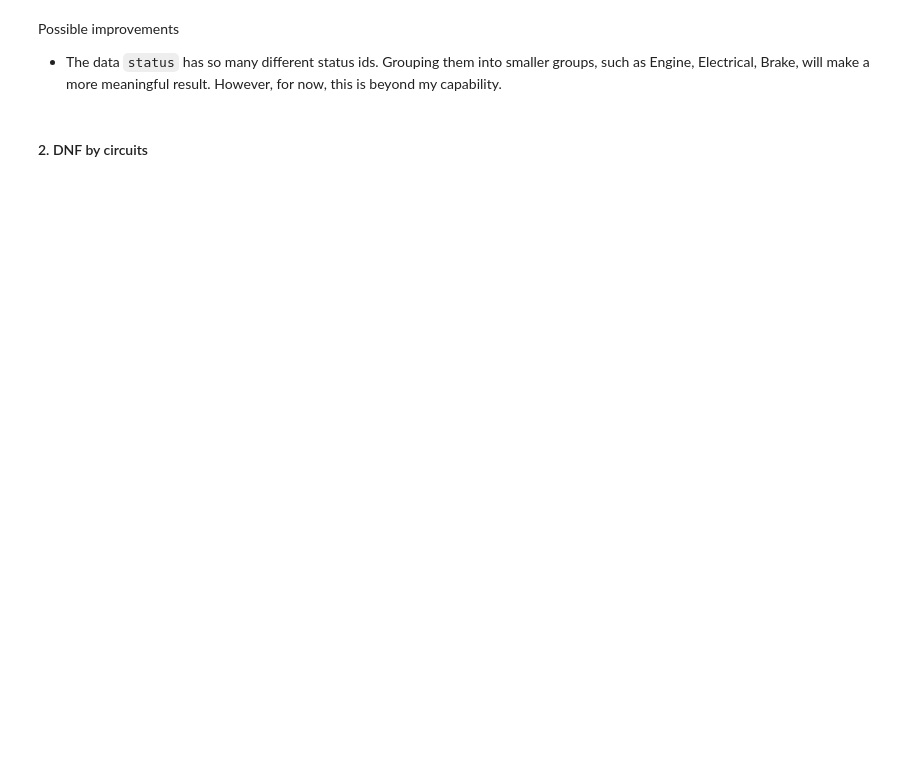
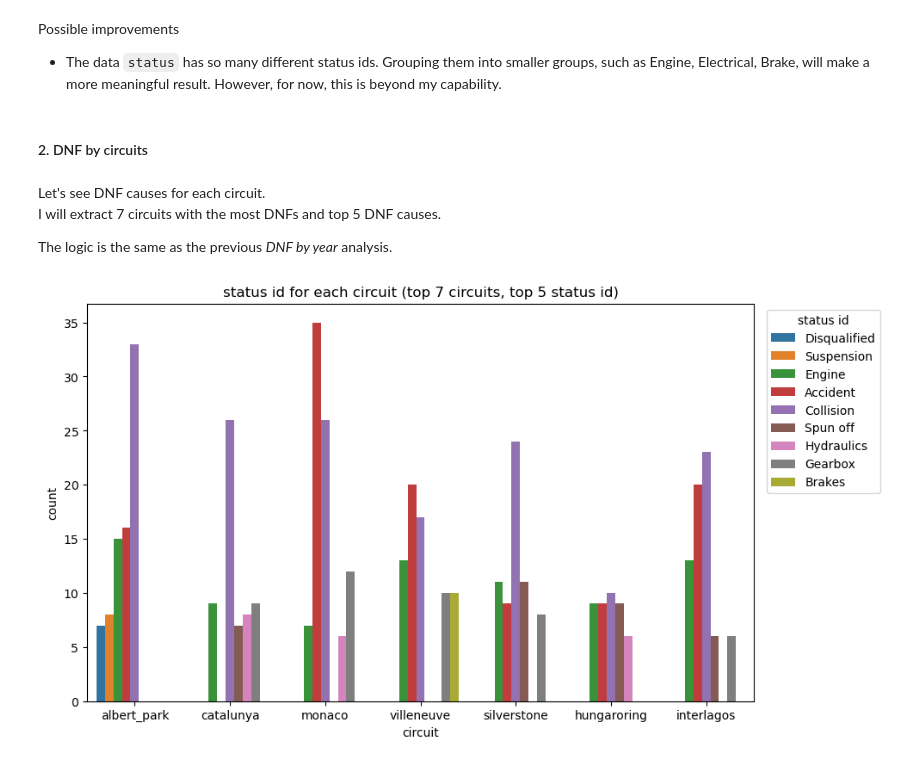
Before and after one commit to otola03/Kaggle_Studies, a Jupyter notebook: f1_analysis/f1_data_stat_project.ipynb, the cells around one changed output. Saved outputs shown, nothing was run; the diff lists cells and outputs as text; code cells hidden in the pictures; blank space fills up the shorter version.

```diff
--- a/f1_analysis/f1_data_stat_project.ipynb
+++ b/f1_analysis/f1_data_stat_project.ipynb
@@ -428,3 +459,45 @@ Possible improvements
 - The data `status` has so many different status ids. Grouping them into smaller groups, such as Engine, Electrical, Brake, will make a more meaningful result. However, for now, this is beyond my capability.
 # %% [markdown]
 #### 2. DNF by circuits
+# %% [markdown]
+Let's see DNF causes for each circuit.
+I will extract 7 circuits with the most DNFs and top 5 DNF causes.
+
+The logic is the same as the previous _DNF by year_ analysis.
+# %%
+# import circuit data
+circuits = pd.read_csv('./data/circuits.csv')
+
+# drop irrelevant columns
+results_null_pos_new = results_null_pos.drop(['time', 'milliseconds', 'fastestLap', 'rank', 'fastestLapTime', 'fastestLapSpeed'], axis=1)
+results_null_pos_new
+
+# merge circuit id and name to the dataframe.
+results_null_pos_new = results_null_pos_new.merge(races[['raceId', 'circuitId']], on='raceId', how='left')
+# group by circuit and remove status id = 1
+circuit_dnf = results_null_pos_new.groupby('circuitId')['statusId'].value_counts().reset_index(name='count').sort_values(by=['circuitId', 'statusId'])
+circuit_dnf = circuit_dnf.loc[circuit_dnf['statusId'] != 1]
+
+# extract top 5 circuits with the most dnfs
+circuit_top_5_dnf = circuit_dnf.groupby('circuitId')['count'].sum().reset_index().nlargest(7, 'count')['circuitId'].tolist()
+circuit_dnf = circuit_dnf.loc[circuit_dnf['circuitId'].isin(circuit_top_5_dnf)]
+
+# extract top 5 status id for each circuit
+# status_count_top = status_count.groupby('year', group_keys=False).apply(lambda x: x.nlargest(5, 'count'))
+circuit_dnf_top = circuit_dnf.groupby('circuitId', group_keys=False).apply(lambda x: x.nlargest(5, 'count'))
+
+# merge circuit names and locations / merge status name for each status id
+circuit_dnf_top = circuit_dnf_top.merge(circuits[['circuitId', 'circuitRef', 'location', 'country']], on='circuitId', how='left')
+# status_count_top = status_count_top.merge(status, on='statusId').sort_values(by=['year', 'count'], ascending=[True, False]).reset_index(drop=True)
+circuit_dnf_top = circuit_dnf_top.merge(status, on='statusId').sort_values(by=['circuitId', 'count']).reset_index(drop=True)
+
+# let's plot the data
+plt.figure(figsize=(10, 6))
+sns.barplot(data=circuit_dnf_top, x='circuitRef', y='count', hue='status')
+plt.xlabel('circuit')
+plt.ylabel('count')
+plt.title('status id for each circuit (top 7 circuits, top 5 status id)')
+plt.legend(loc='upper left', bbox_to_anchor=(1.01, 1), title='status id')
+plt.show()
+# %% [output]
+[figure, added]
```
Also changed, not shown: parts of 4 cells of this notebook.
